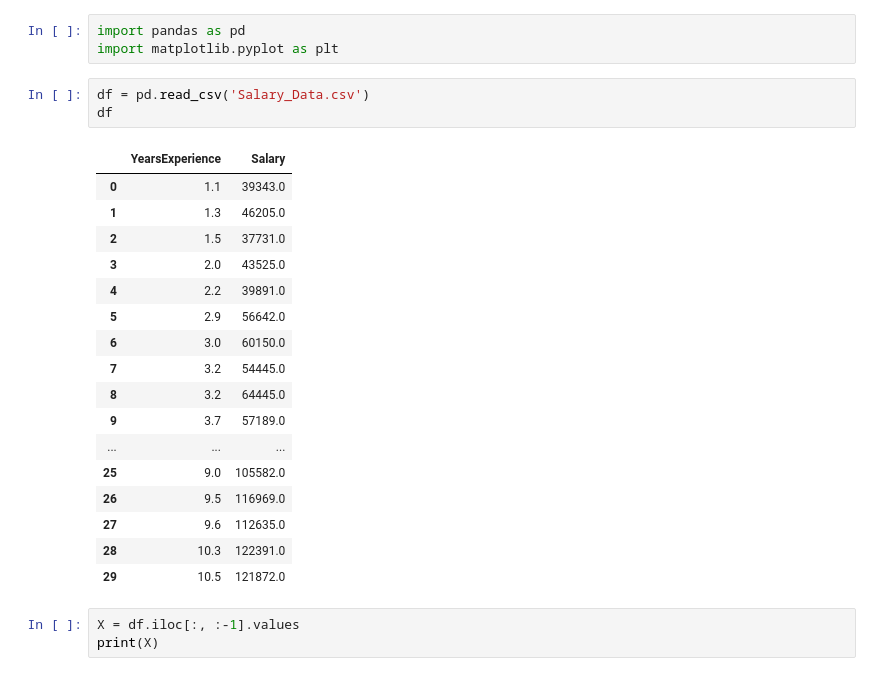
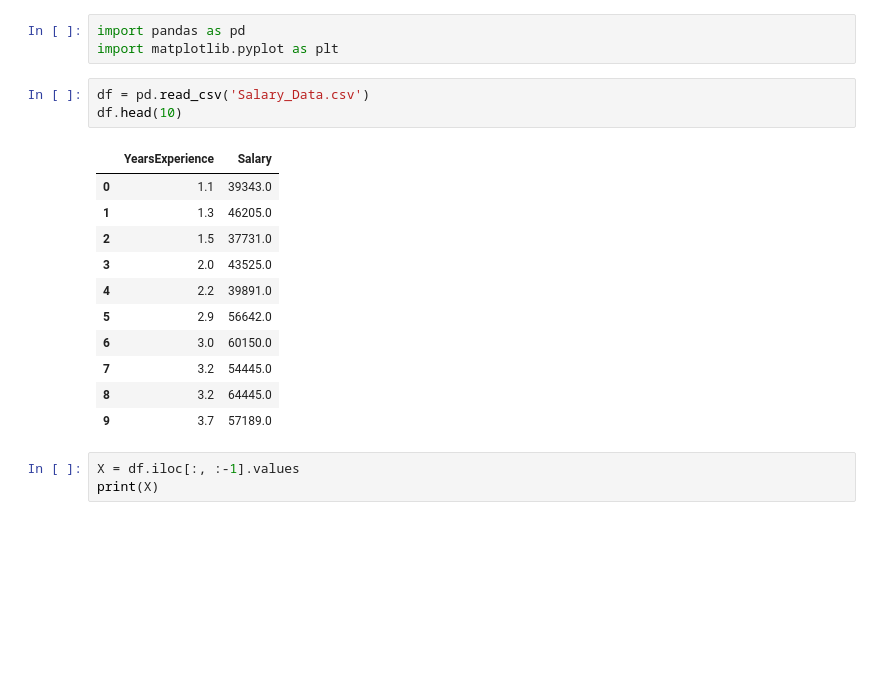
Before and after one commit to Sameerverma32/ML-12pm, a Jupyter notebook: Regression/simplelinearregression.ipynb, the cells around one changed output. Cells and saved outputs as stored; diff of their text form; blank space fills up the shorter version.

```diff
--- a/Regression/simplelinearregression.ipynb
+++ b/Regression/simplelinearregression.ipynb
@@ -3,25 +3,19 @@ import pandas as pd
 import matplotlib.pyplot as plt
 # %%
 df = pd.read_csv('Salary_Data.csv')
-df
+df.head(10)
 # %% [output]
 |  | YearsExperience | Salary |
 | 0 | 1.1 | 39343.0 |
 | 1 | 1.3 | 46205.0 |
 | 2 | 1.5 | 37731.0 |
 | 3 | 2.0 | 43525.0 |
 | 4 | 2.2 | 39891.0 |
 | 5 | 2.9 | 56642.0 |
 | 6 | 3.0 | 60150.0 |
 | 7 | 3.2 | 54445.0 |
 | 8 | 3.2 | 64445.0 |
 | 9 | 3.7 | 57189.0 |
-| ... | ... | ... |
-| 25 | 9.0 | 105582.0 |
-| 26 | 9.5 | 116969.0 |
-| 27 | 9.6 | 112635.0 |
-| 28 | 10.3 | 122391.0 |
-| 29 | 10.5 | 121872.0 |
 # %%
 X = df.iloc[:, :-1].values
 print(X)
```
Also changed, not shown: 1 other file.
